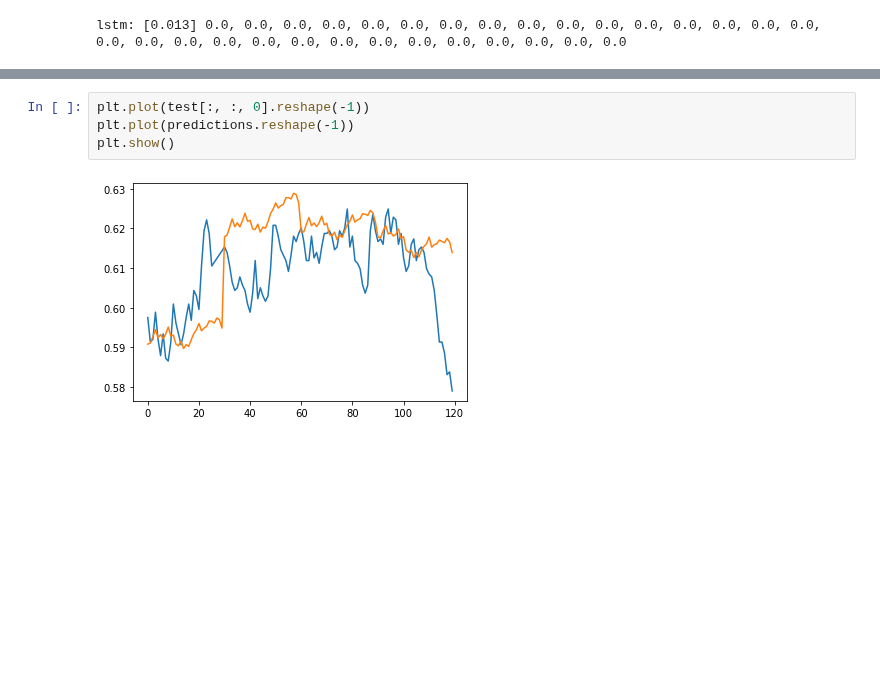
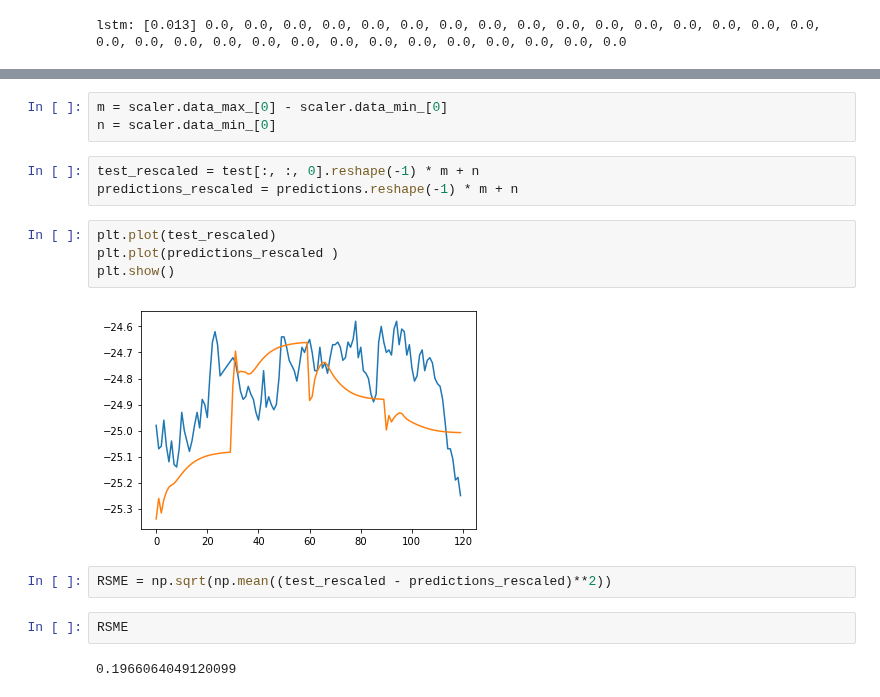
Before and after one commit to mfriebel/waterlevel_prediction, a Jupyter notebook: Petrignano_LSTM.ipynb, the cells around one changed output, grey strips where cells are left out. Saved outputs shown, nothing was run; the diff lists cells and outputs as text; blank space fills up the shorter version.

Commit message:
cleaned up and rescaled prediction to original values

```diff
--- a/Petrignano_LSTM.ipynb
+++ b/Petrignano_LSTM.ipynb
@@ -215,6 +300,18 @@ plt.show()
-# %%
-plt.plot(test[:, :, 0].reshape(-1))
-plt.plot(predictions.reshape(-1))
-plt.show()
-# %% [output]
-[figure, removed]
+# %%
+m = scaler.data_max_[0] - scaler.data_min_[0]
+n = scaler.data_min_[0]
+# %%
+test_rescaled = test[:, :, 0].reshape(-1) * m + n
+predictions_rescaled = predictions.reshape(-1) * m + n
+# %%
+plt.plot(test_rescaled)
+plt.plot(predictions_rescaled )
+plt.show()
+# %% [output]
+[figure, added]
+# %%
+RSME = np.sqrt(np.mean((test_rescaled - predictions_rescaled)**2))
+# %%
+RSME
+# %% [output]
+0.1966064049120099
```
Also changed, not shown: parts of 16 cells of this notebook.
